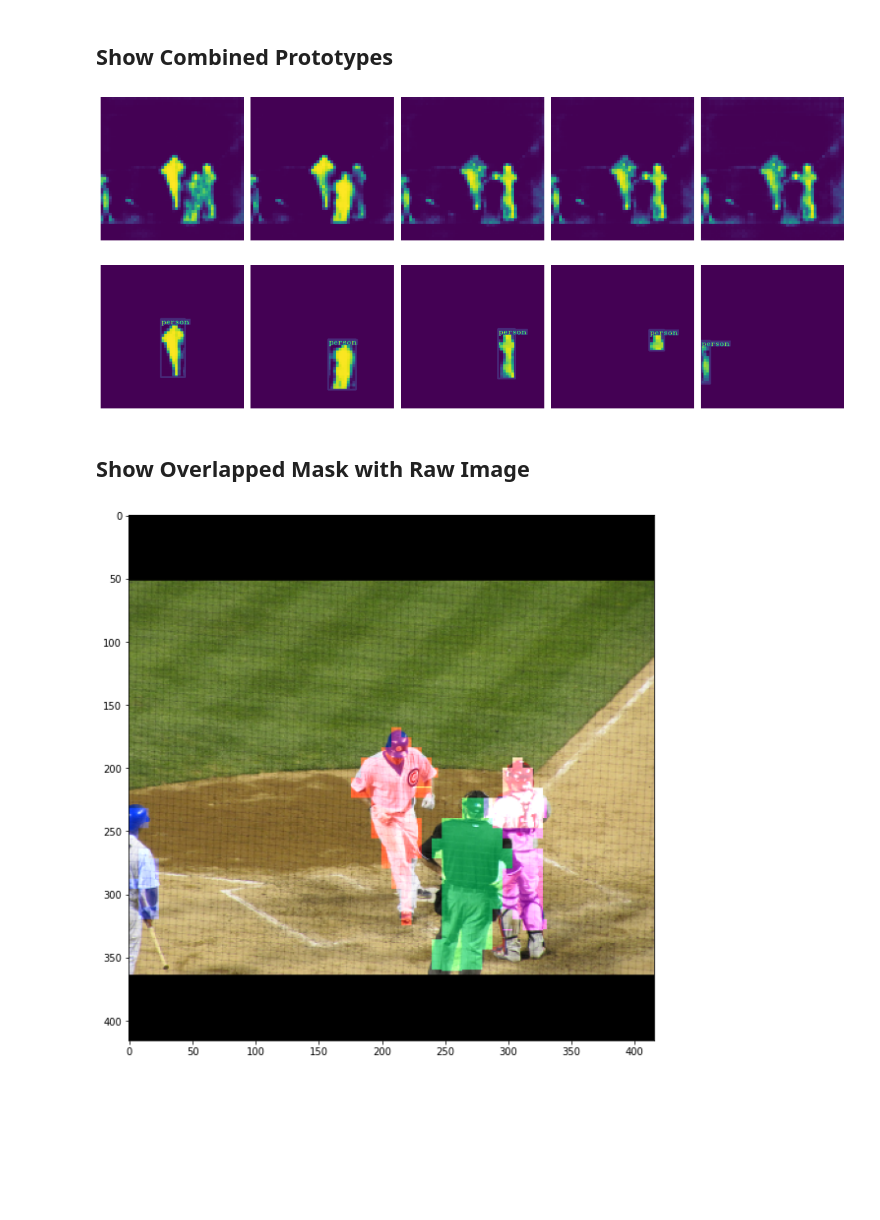
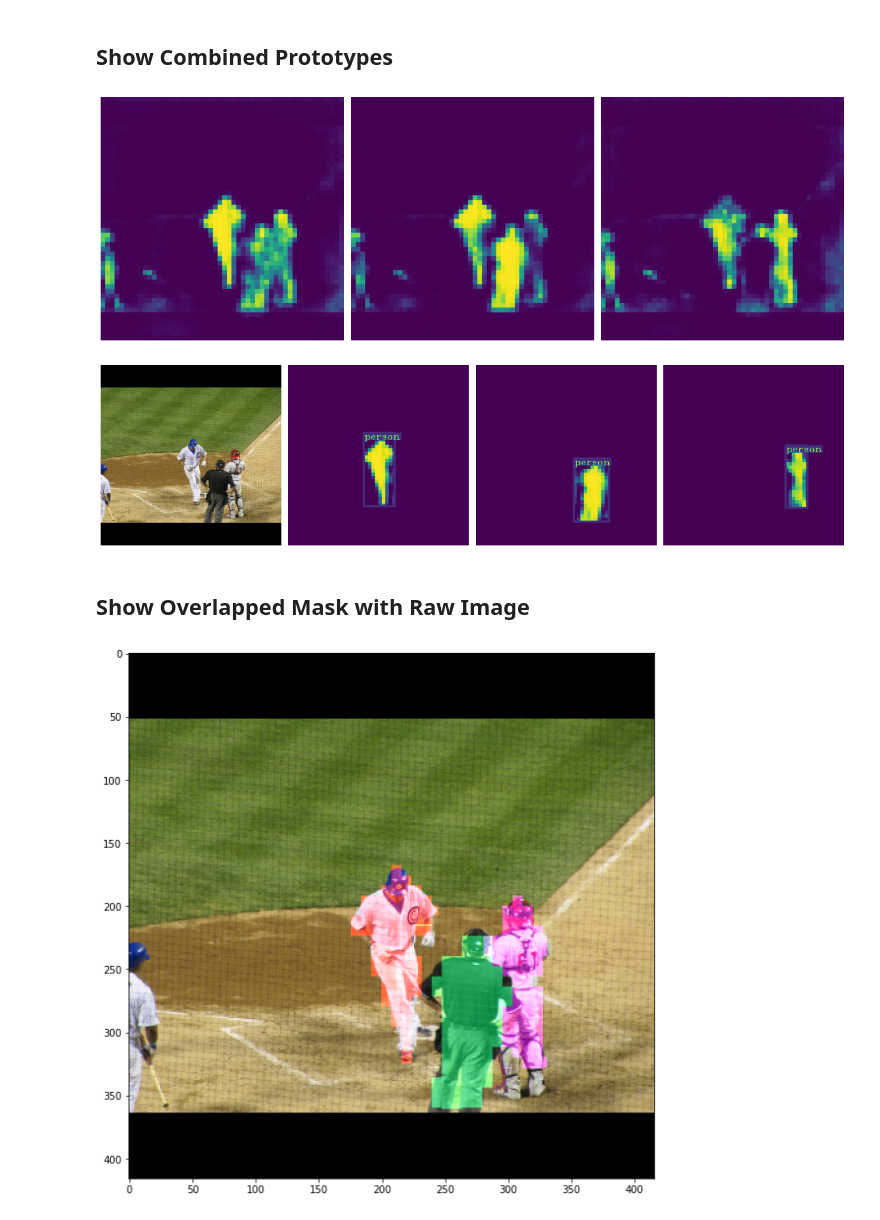
Before and after one commit to johnnylord/trytry-detection, a Jupyter notebook: notebook/06_coco_mask_inference.ipynb, the cells around one changed output. Saved outputs shown, nothing was run; the diff lists cells and outputs as text; code cells hidden in the pictures; blank space fills up the shorter version.

```diff
--- a/notebook/06_coco_mask_inference.ipynb
+++ b/notebook/06_coco_mask_inference.ipynb
@@ -103,7 +103,7 @@ outs, prototypes = model(imgs)
 # %% [markdown]
 ## Extract bounding boxes
 # %%
-CONF_THREHSOLD = 0.7
+CONF_THREHSOLD = 0.8
 
 pred_boxes = []
 
@@ -202,37 +202,41 @@ else:
 
 plt.tight_layout()
 # %% [output]
-[figure, old version]
+[figure, new version]
 # %%
 ncols = len(masks)
 
-fig, axes = plt.subplots(nrows=1, ncols=ncols, figsize=(16, 8))
+fig, axes = plt.subplots(nrows=1, ncols=ncols+1, figsize=(16, 8))
 
 if ncols == 1:
     axes.imshow(masks[0])
     axes.set_axis_off()
 else:
+    img = reverse(imgs[0].detach().cpu())
+    img = np.array(img)
+    axes[0].imshow(img)
+    axes[0].set_axis_off()
     for idx, (bbox, mask) in enumerate(zip(bboxes, masks)):
         mask = np.array((mask*255), dtype=np.uint8)
 
         img_width = mask.shape[1]
         img_height = mask.shape[0]
         bbox[0] *= img_width
         bbox[1] *= img_height
         bbox[2] *= img_width
         bbox[3] *= img_height
 
         canvas = np.zeros_like(mask, dtype=np.uint8)
         instance = mask[int(bbox[1]):int(bbox[3]), int(bbox[0]):int(bbox[2])]
         canvas[int(bbox[1]):int(bbox[3]), int(bbox[0]):int(bbox[2])] = instance
         draw_boxes(canvas, bbox.reshape(1, -1), COCO_CLASSES)
 
-        axes[idx].imshow(canvas)
-        axes[idx].set_axis_off()
+        axes[idx+1].imshow(canvas)
+        axes[idx+1].set_axis_off()
 
 plt.tight_layout()
 # %% [output]
-[figure, old version]
+[figure, new version]
 # %% [markdown]
 ## Show Overlapped Mask with Raw Image
 # %%
@@ -250,4 +254,4 @@ plt.figure(figsize=(8, 8))
 plt.imshow(img)
 plt.tight_layout()
 # %% [output]
-[figure, old version]
+[figure, new version]
```
Also changed, not shown: parts of 1 cell of this notebook, 1 other file.
